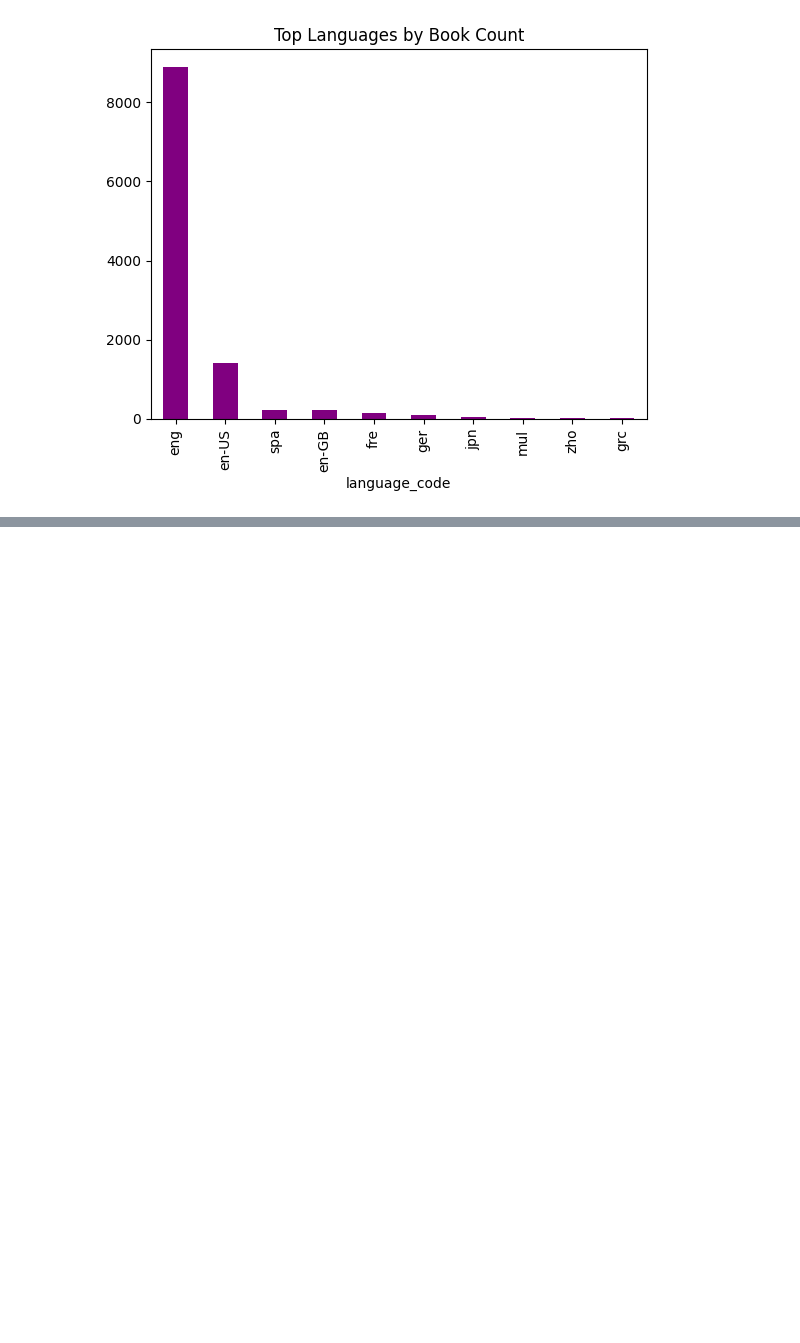
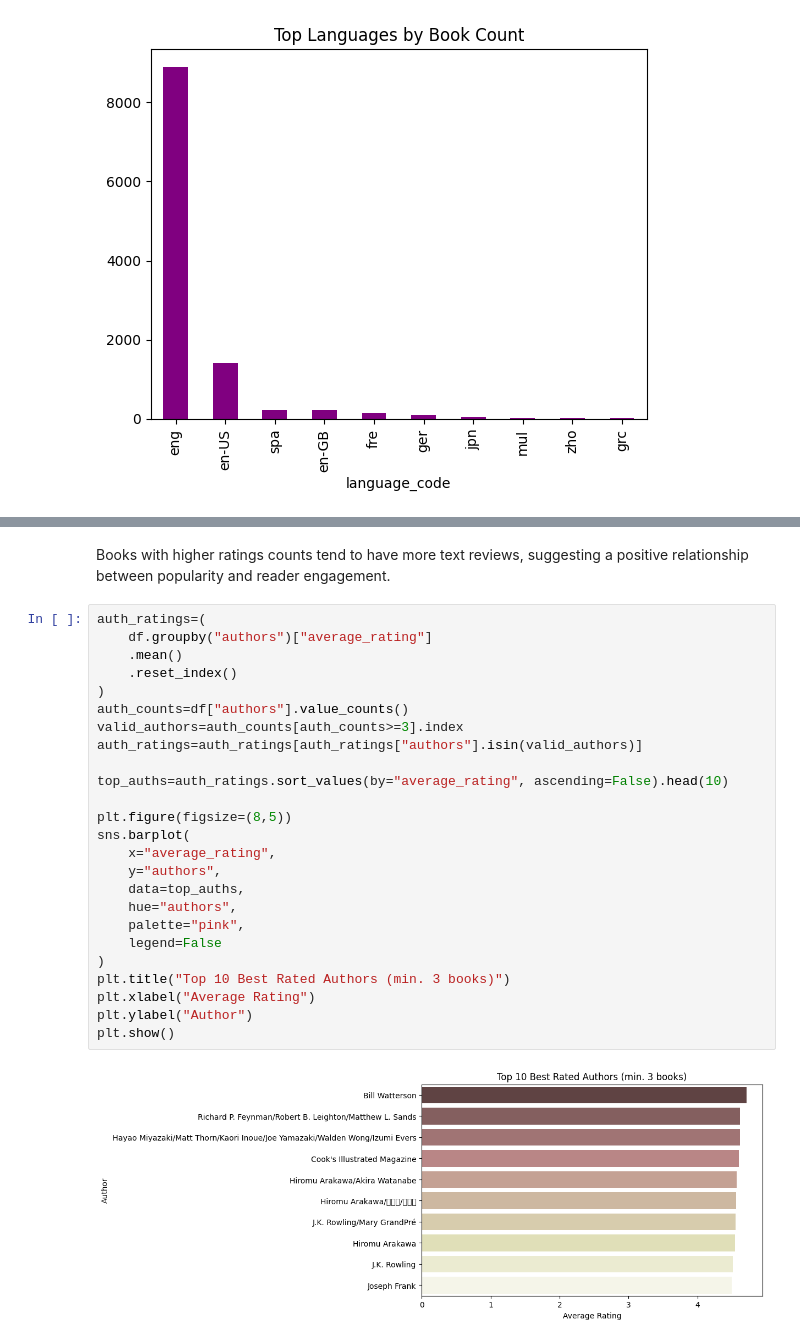
Before and after one commit to suhani-k7/GoodReads-EDA, a Jupyter notebook: main.ipynb, the cells around one changed output, grey strips where cells are left out. Saved outputs shown, nothing was run; the diff lists cells and outputs as text; blank space fills up the shorter version.

```diff
--- a/main.ipynb
+++ b/main.ipynb
@@ -116,0 +147,29 @@ plt.show()
+# %% [markdown]
+Books with higher ratings counts tend to have more text reviews, suggesting a positive relationship between popularity and reader engagement.
+# %%
+auth_ratings=(
+    df.groupby("authors")["average_rating"]
+    .mean()
+    .reset_index()
+)
+auth_counts=df["authors"].value_counts()
+valid_authors=auth_counts[auth_counts>=3].index
+auth_ratings=auth_ratings[auth_ratings["authors"].isin(valid_authors)]
+
+top_auths=auth_ratings.sort_values(by="average_rating", ascending=False).head(10)
+
+plt.figure(figsize=(8,5))
+sns.barplot(
+    x="average_rating",
+    y="authors",
+    data=top_auths,
+    hue="authors",
+    palette="pink",
+    legend=False
+)
+plt.title("Top 10 Best Rated Authors (min. 3 books)")
+plt.xlabel("Average Rating")
+plt.ylabel("Author")
+plt.show()
+# %% [output]
+[figure, added]
```
Also changed, not shown: parts of 11 cells of this notebook, 1 other file.
